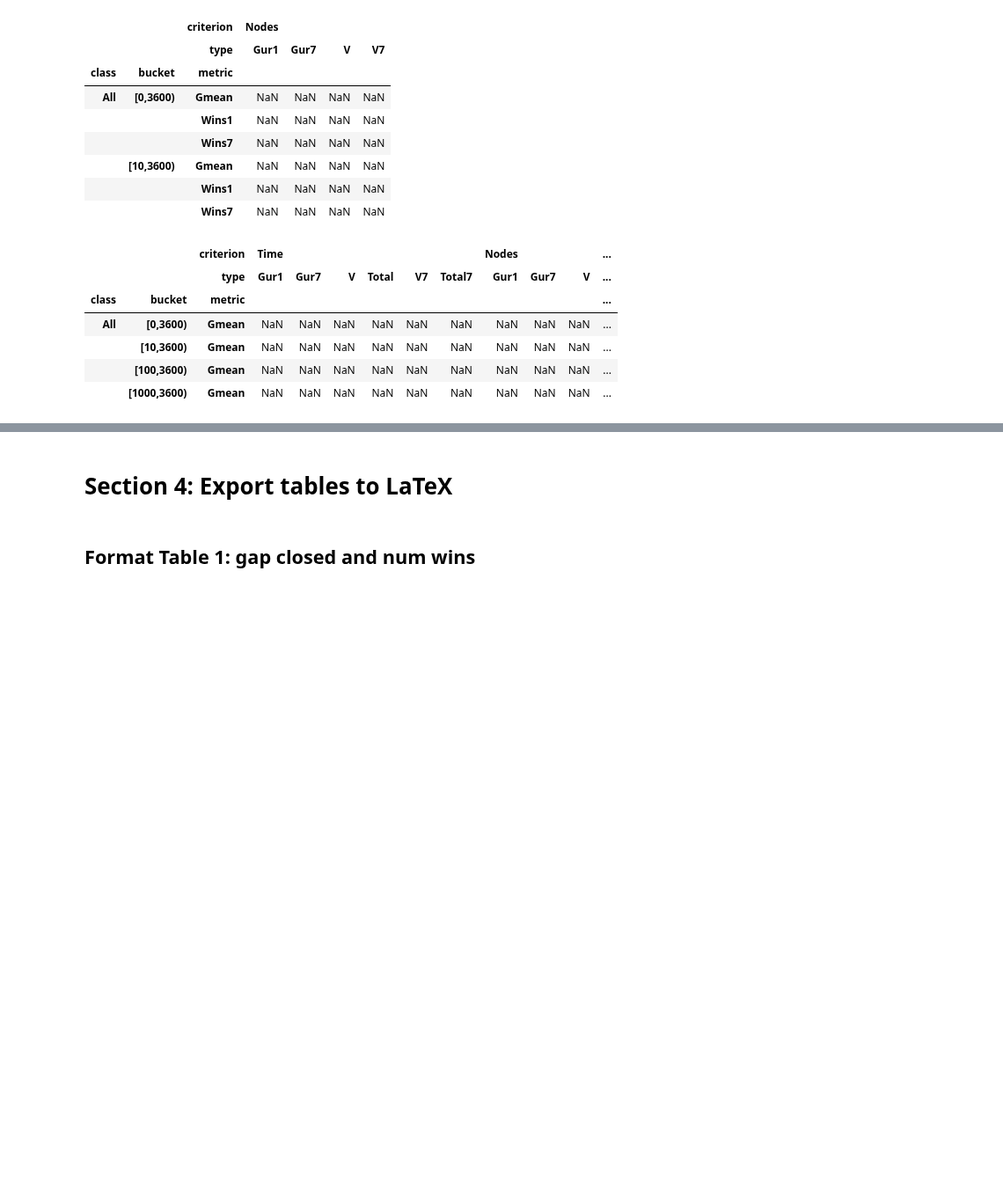
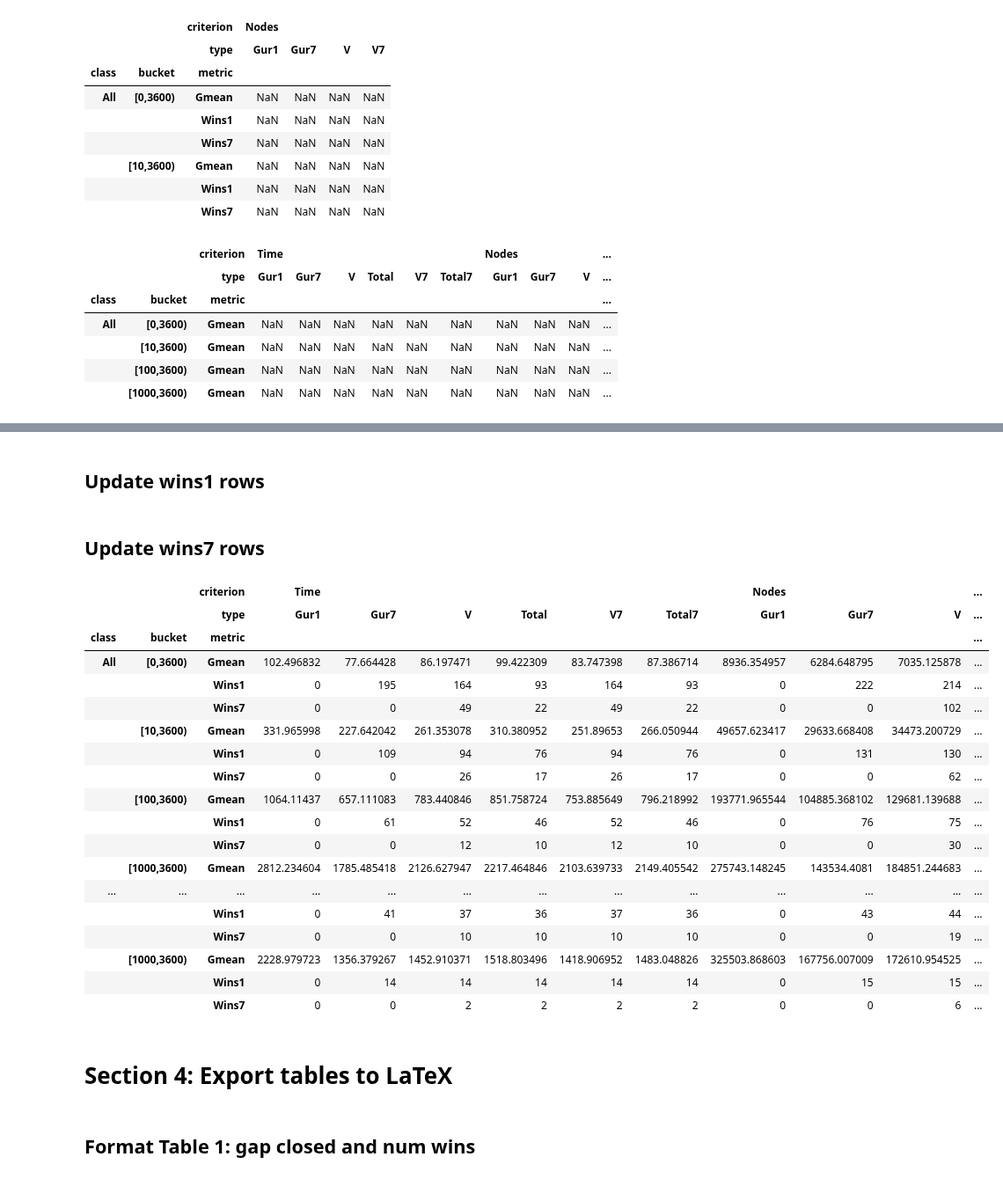
Before and after one commit to akazachk/vpc, a Jupyter notebook: plots/plots.ipynb, the cells around one changed output, grey strips where cells are left out. Shown at 88% size. Drawn from its saved outputs; the diff is of its cells as text; code cells hidden in the pictures; blank space fills up the shorter version.

Commit message:
Completed Table 3, with several options for wins rows (none of which look very good).

```diff
--- a/plots/plots.ipynb
+++ b/plots/plots.ipynb
@@ -1591,8 +1598,8 @@ time_df = df.loc[:,
                ]
 
 # Add total time for running solvder + generating cuts
-newcol = 'REF+V W/CUTGEN TIME'
-time_df[newcol] = time_df['FIRST REF+V TIME'] + time_df['VPC_GEN_TIME']
+gurv_w_cut_time_col = 'REF+V W/CUTGEN TIME'
+time_df[gurv_w_cut_time_col] = time_df['FIRST REF+V TIME'] + time_df['VPC_GEN_TIME']
 
 display(time_df.loc['bm23_presolved'])
 #display(time_df.loc[("bm23_presolved",2)])
@@ -1612,6 +1619,7 @@ display(time_df.loc['bm23_presolved'])
 # %%
 ## Solving and cut-generation time for instances selected for time reporting
 selected_time_df = time_df.loc[selected_time_instances_dict.keys()]
+selected_time_df.index = selected_time_df.index.remove_unused_levels()
 selected_time_df.head(21)
 # %% [output]
 |  |  | NUM DISJ TERMS | ROWS | COLS | LP OBJ | IP OBJ | FIRST REF OBJ | BEST REF OBJ | ... |
@@ -1996,0 +1914,2 @@ KeyError: ('', 'Rows')
+# %% [markdown]
+## Update wins1 rows
@@ -1997,3 +1955,63 @@ KeyError: ('', 'Rows')
+# %% [markdown]
+## Update wins7 rows
+# %%
+## Update wins7 rows
+# A win in terms of time is counted when the ``Gur1'' baseline seconds taken
+# is at least 10\% slower, to account for some variability in runtimes.
+# A win in terms of nodes is when the ``Gur1'' baseline number of nodes is higher.
+
+# First calculate stats for "all" instances
+curr_df = selected_time_df.loc[:,cols]
+curr_df = curr_df[curr_df.index.get_level_values(1) == 0] # take only best values
+for i in range(num_buckets):
+    curr_df = curr_df[curr_df[gur1time_col] > bucket_min[i]]
+
+    refcol = gur7time_col
+    avg_bb_df.loc[(bb_classes[0], bb_buckets[i], bb_metrics[2]),('Time',shortcols_time)] = \
+        [ int(sum(curr_df[refcol] > 1.1*curr_df[col])) for col in cols_time ]
+
+    refcol = gur7nodes_col
+    avg_bb_df.loc[(bb_classes[0], bb_buckets[i], bb_metrics[2]),('Nodes',shortcols_nodes)] = \
+        [ int(sum(curr_df[refcol] > curr_df[col])) for col in cols_nodes ]
+
+# Now calculate stats for "6 trees" instances
+curr_df = selected_time_df.loc[all6_instances_dict.keys(),cols]
+curr_df = curr_df[curr_df.index.get_level_values(1) == 0] # take only best values
+
+for i in range(num_buckets):
+    curr_df = curr_df[curr_df[gur1time_col] > bucket_min[i]]
+
+    refcol = gur7time_col
+    avg_bb_df.loc[(bb_classes[1], bb_buckets[i], bb_metrics[2]),('Time',shortcols_time)] = \
+        [ int(sum(curr_df[refcol] > 1.1*curr_df[col])) for col in cols_time ]
+
+    refcol = gur7nodes_col
+    avg_bb_df.loc[(bb_classes[1], bb_buckets[i], bb_metrics[2]),('Nodes',shortcols_nodes)] = \
+        [ int(sum(curr_df[refcol] > curr_df[col])) for col in cols_nodes ]
+# %%
+# display(avg_bb_df.loc[:,cols.get_level_values(0)=='Nodes'].head(6))
+display(avg_bb_df.loc[(bb_classes[0:2], bb_buckets, bb_metrics[0:3]),:])
+# avg_bb_df.loc[:,('Time',shortcols_time)] = avg_bb_df.loc[:,('Time',shortcols_time)].astype(object)
+# %% [output]
+|  |  | criterion | Time |  |  |  |  |  | Nodes |  |  | ... |
+|  |  | type | Gur1 | Gur7 | V | Total | V7 | Total7 | Gur1 | Gur7 | V | ... |
+| class | bucket | metric |  |  |  |  |  |  |  |  |  | ... |
+| All | [0,3600) | Gmean | 102.496832 | 77.664428 | 86.197471 | 99.422309 | 83.747398 | 87.386714 | 8936.354957 | 6284.648795 | 7035.125878 | ... |
+|  |  | Wins1 | 0 | 195 | 164 | 93 | 164 | 93 | 0 | 222 | 214 | ... |
+|  |  | Wins7 | 0 | 0 | 49 | 22 | 49 | 22 | 0 | 0 | 102 | ... |
+|  | [10,3600) | Gmean | 331.965998 | 227.642042 | 261.353078 | 310.380952 | 251.89653 | 266.050944 | 49657.623417 | 29633.668408 | 34473.200729 | ... |
+|  |  | Wins1 | 0 | 109 | 94 | 76 | 94 | 76 | 0 | 131 | 130 | ... |
+|  |  | Wins7 | 0 | 0 | 26 | 17 | 26 | 17 | 0 | 0 | 62 | ... |
+|  | [100,3600) | Gmean | 1064.11437 | 657.111083 | 783.440846 | 851.758724 | 753.885649 | 796.218992 | 193771.965544 | 104885.368102 | 129681.139688 | ... |
+|  |  | Wins1 | 0 | 61 | 52 | 46 | 52 | 46 | 0 | 76 | 75 | ... |
+|  |  | Wins7 | 0 | 0 | 12 | 10 | 12 | 10 | 0 | 0 | 30 | ... |
+|  | [1000,3600) | Gmean | 2812.234604 | 1785.485418 | 2126.627947 | 2217.464846 | 2103.639733 | 2149.405542 | 275743.148245 | 143534.4081 | 184851.244683 | ... |
+| ... | ... | ... | ... | ... | ... | ... | ... | ... | ... | ... | ... | ... |
+|  |  | Wins1 | 0 | 41 | 37 | 36 | 37 | 36 | 0 | 43 | 44 | ... |
+|  |  | Wins7 | 0 | 0 | 10 | 10 | 10 | 10 | 0 | 0 | 19 | ... |
+|  | [1000,3600) | Gmean | 2228.979723 | 1356.379267 | 1452.910371 | 1518.803496 | 1418.906952 | 1483.048826 | 325503.868603 | 167756.007009 | 172610.954525 | ... |
+|  |  | Wins1 | 0 | 14 | 14 | 14 | 14 | 14 | 0 | 15 | 15 | ... |
+|  |  | Wins7 | 0 | 0 | 2 | 2 | 2 | 2 | 0 | 0 | 6 | ... |
 # %% [markdown]
 # Section 4: Export tables to LaTeX
 # %% [markdown]
```
Also changed, not shown: parts of 26 cells of this notebook.
